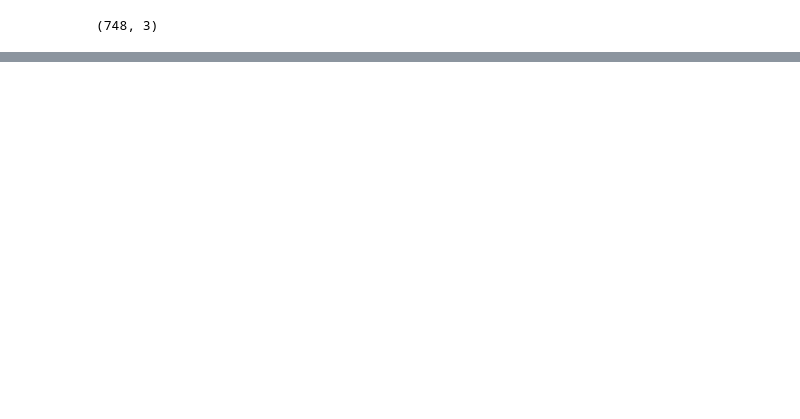
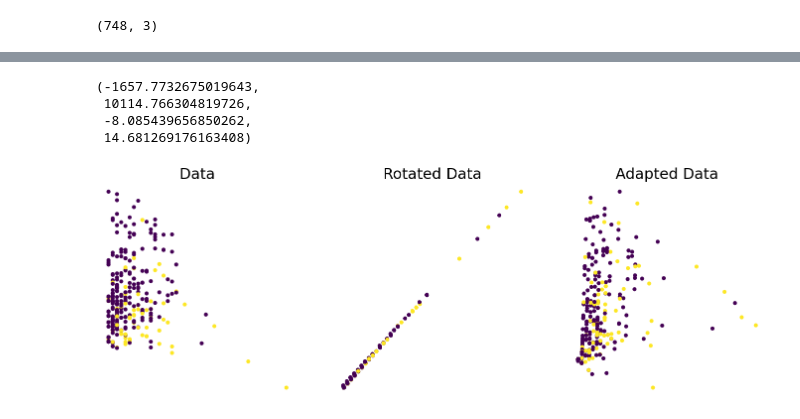
Before and after one commit to williamrxu/ndd-workspace, a Jupyter notebook: cpd_experiment_cc18.ipynb, the cells around one changed output, grey strips where cells are left out. Drawn from its saved outputs; the diff is of its cells as text; code cells hidden in the pictures; blank space fills up the shorter version.

```diff
--- a/cpd_experiment_cc18.ipynb
+++ b/cpd_experiment_cc18.ipynb
@@ -125,0 +154,28 @@ np.shape(X)
+# %%
+colors = sns.color_palette('Dark2', n_colors=2)
+
+fig, ax = plt.subplots(1,3, figsize=(24,8))
+
+ax[0].scatter(X1[:, 0], X1[:, 1], c=y1, s=50)
+ax[0].set_xticks([])
+ax[0].set_yticks([])
+ax[0].set_title('Data', fontsize=30)
+ax[0].axis('off')
+
+ax[1].scatter(X2[:, 0], X2[:, 1], c=y2, s=50)
+ax[1].set_xticks([])
+ax[1].set_yticks([])
+ax[1].set_title('Rotated Data', fontsize=30)
+ax[1].axis('off')
+
+ax[2].scatter(X3[:, 0], X3[:, 1], c=y3, s=50)
+ax[2].set_xticks([])
+ax[2].set_yticks([])
+ax[2].set_title('Adapted Data', fontsize=30)
+ax[2].axis('off')
+# %% [output]
+(-1657.7732675019643,
+ 10114.766304819726,
+ -8.085439656850262,
+ 14.681269176163408)
+[figure, added]
```
Also changed, not shown: parts of 8 cells of this notebook.
